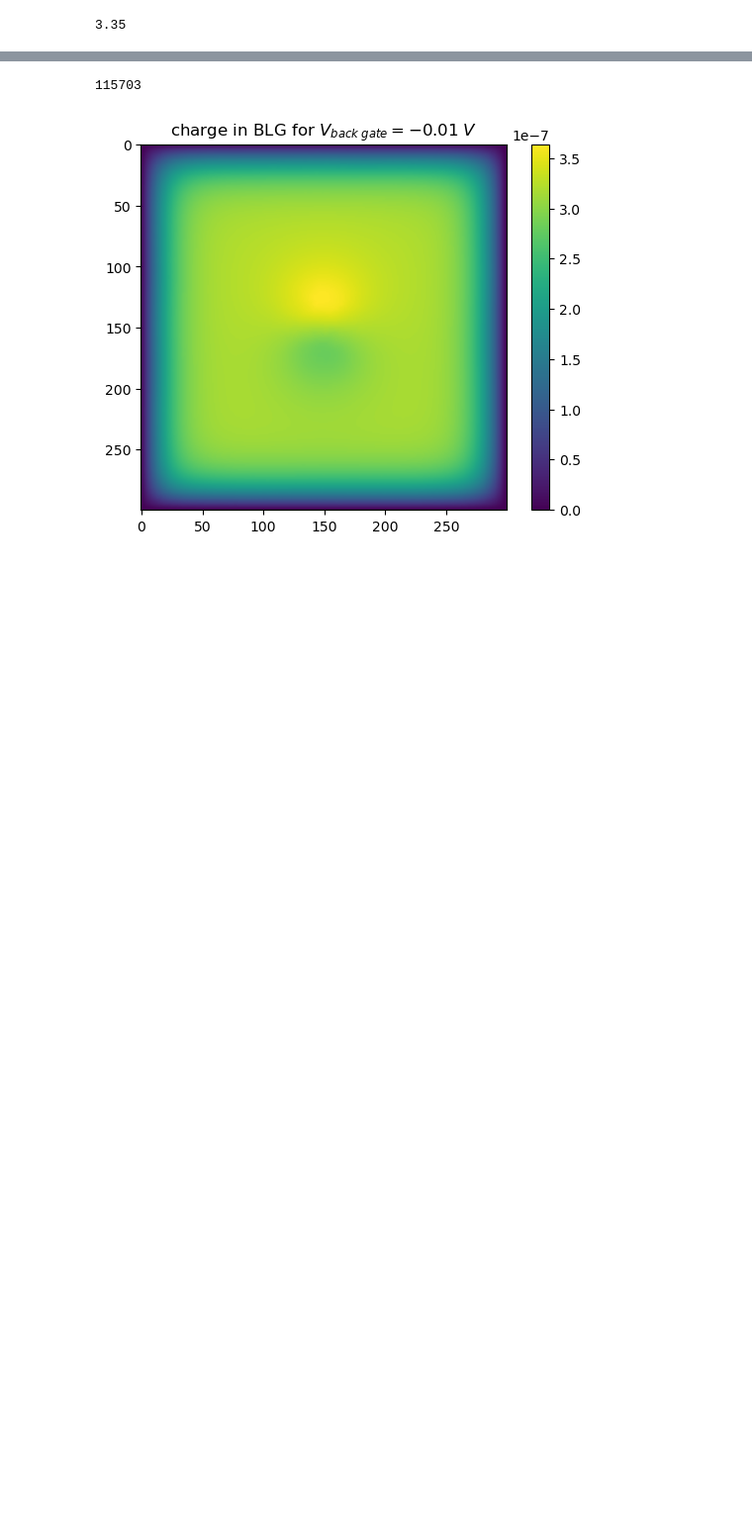
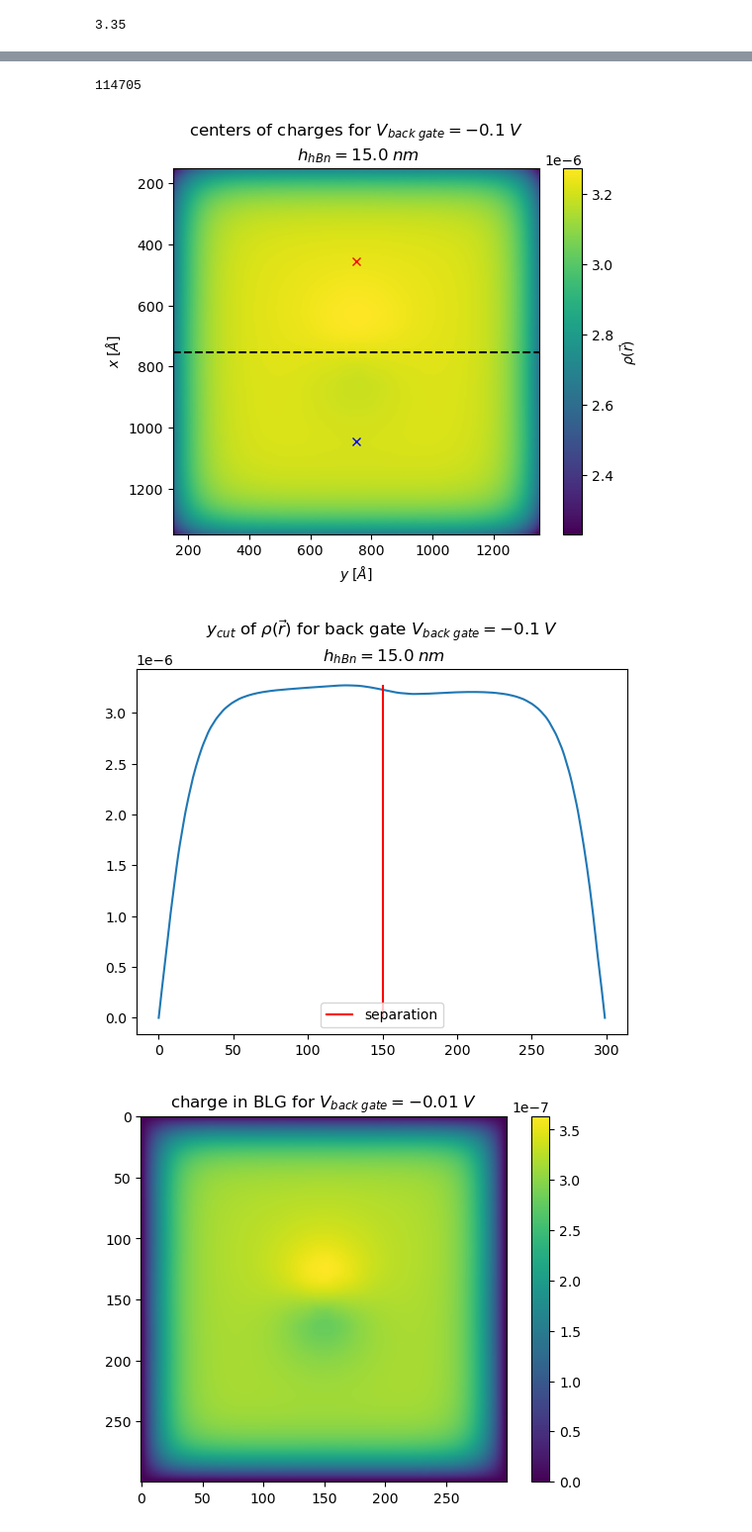
Before and after one commit to bastistoeck/Projektarbeit-1, a Jupyter notebook: class_testing.ipynb, the cells around one changed output, grey strips where cells are left out. Shown at 99% size. Cells and saved outputs as stored; diff of their text form; code cells hidden in the pictures; blank space fills up the shorter version.

```diff
--- a/class_testing.ipynb
+++ b/class_testing.ipynb
@@ -192,9 +196,46 @@ test_solver = dipole_poisson_solver(dipole_moment_debye, dipole_d, dipole_positi
 test_solver.build_geometry(vac_box_width, height_bottom, height_top, blg_grapheneheight, sphere_radius, max_h, hbn_maxh, blg_maxh)
 test_solver.solve_without_BLG(back_gate)
 print(test_solver.ndofs_potential_fes)
-test_solver.solve(fem_n, epsilon_z, idos_interpolated, pot_min, pot_max, en_min, en_max, use_abs=True, starting_alpha=0.01)
+test_solver.solve(fem_n, epsilon_z, idos_interpolated, pot_min, pot_max, en_min, en_max, cut_percentage, larger_cut_percentage, lam, use_abs=True, starting_alpha=0.01)
 # %% [output]
-115703
+114705
+# %%
+cut_index = int(test_solver.cut_percentage/2 * test_solver.fem_n)
+larger_cut_index = int(test_solver.larger_cut_percentage/2 * test_solver.fem_n)
+
+dx = test_solver.vac_box_width/(test_solver.fem_n - 1)
+x_max = (test_solver.fem_n - 1) * dx
+x = np.linspace(0, x_max, test_solver.fem_n)
+y = np.linspace(0, x_max, test_solver.fem_n)
+
+x = x[cut_index:test_solver.fem_n - cut_index]
+y = y[cut_index:test_solver.fem_n - cut_index]
+x_sep = x[test_solver.sep_index]
+
+
+plt.imshow(test_solver.induced_charge, extent=[x.min(), x.max(), y.max(), y.min()])
+plt.plot(test_solver.center_of_charge_top[1], test_solver.center_of_charge_top[0], 'rx')
+plt.plot(test_solver.center_of_charge_bot[1], test_solver.center_of_charge_bot[0], 'bx')
+#plt.plot(center_of_charge_top[1], center_of_charge_top[0], 'rx')
+#plt.plot(center_of_charge_bot[1], center_of_charge_bot[0], 'bx')
+plt.hlines(x_sep, x.min(), x.max(), color='black', linestyle='dashed')
+plt.colorbar(label='$\\rho(\\vec{{r}})$')
+plt.title(f'centers of charges for $V_{{back\\;gate}}={back_gate}\\;V$\n $h_{{hBn}}={test_solver.height_bottom/10}\\;nm$')
+plt.xlabel('$y\\;[\\AA]$')
+plt.ylabel('$x\\;[\\AA]$')
+
+plt.show()
+
+y_test = test_solver.cut_through_charge#[larger_cut_index:test_solver.fem_n - larger_cut_index]
+plt.plot(y_test)
+plt.vlines(test_solver.sep_index + cut_index, np.min(test_solver.cut_through_charge), np.max(test_solver.cut_through_charge), color='r', label='separation')
+plt.title(f'$y_{{cut}}$ of $\\rho(\\vec{{r}})$ for back gate $V_{{back\\;gate}}={back_gate} \\; V$\n $h_{{hBn}}={test_solver.height_bottom/10}\\;nm$')
+plt.legend()
+
+plt.show()
+# %% [output]
+[figure, added]
+[figure, added]
 # %%
 #Draw(test_solver.mesh_dipole)
 # %%
```
Also changed, not shown: parts of 8 cells of this notebook, 3 other files.
